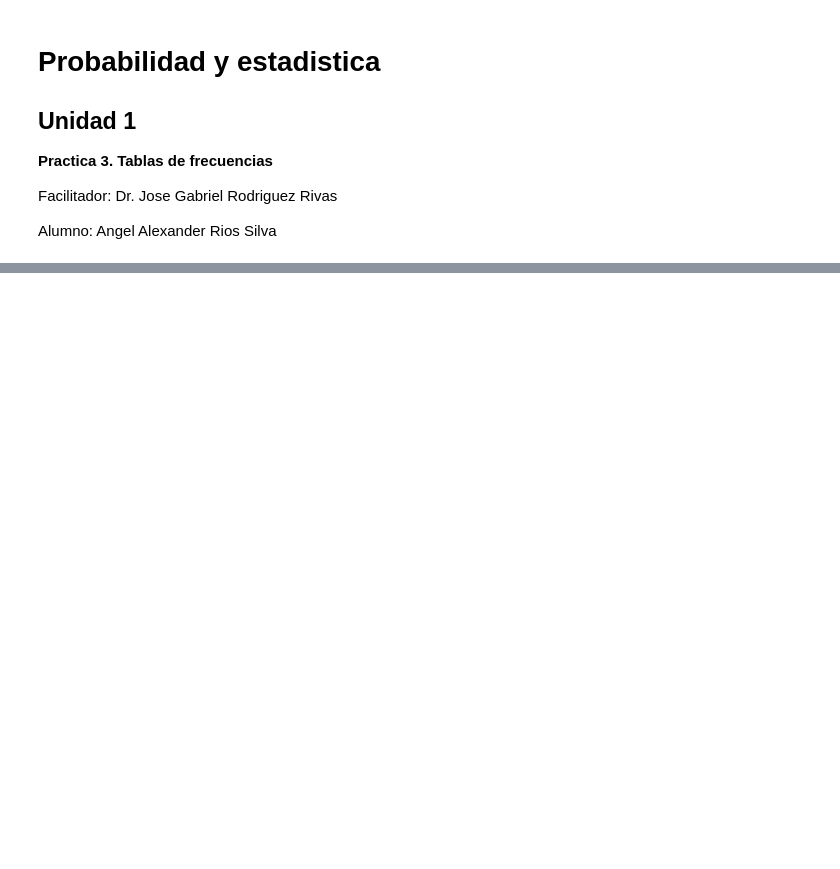
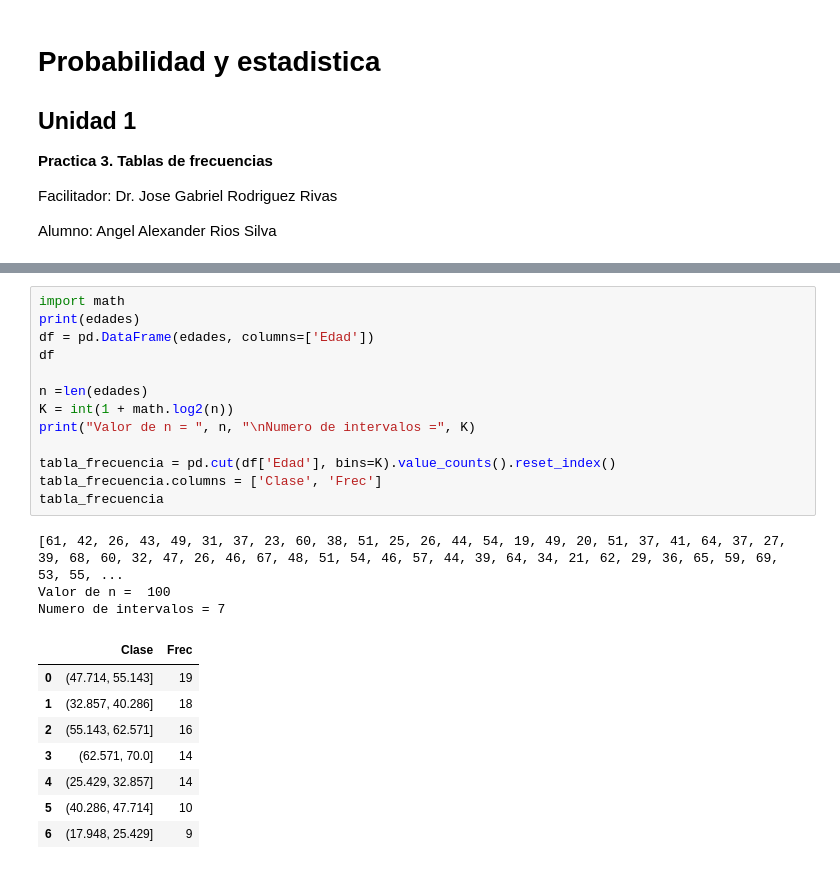
Before and after one commit to angeellnt/Probabilidad-y-Estadistica, a Jupyter notebook: Unidad1/Practica3.ipynb, the cells around one changed output, grey strips where cells are left out. Saved outputs shown, nothing was run; the diff lists cells and outputs as text; blank space fills up the shorter version.

```diff
--- a/Unidad1/Practica3.ipynb
+++ b/Unidad1/Practica3.ipynb
@@ -120,0 +121,25 @@ tabla_frec
+# %%
+import math
+print(edades)
+df = pd.DataFrame(edades, columns=['Edad'])
+df
+
+n =len(edades)
+K = int(1 + math.log2(n))
+print("Valor de n = ", n, "\nNumero de intervalos =", K)
+
+tabla_frecuencia = pd.cut(df['Edad'], bins=K).value_counts().reset_index()
+tabla_frecuencia.columns = ['Clase', 'Frec']
+tabla_frecuencia
+# %% [output]
+[61, 42, 26, 43, 49, 31, 37, 23, 60, 38, 51, 25, 26, 44, 54, 19, 49, 20, 51, 37, 41, 64, 37, 27, 39, 68, 60, 32, 47, 26, 46, 67, 48, 51, 54, 46, 57, 44, 39, 64, 34, 21, 62, 29, 36, 65, 59, 69, 53, 55, ...
+Valor de n =  100
+Numero de intervalos = 7
+|  | Clase | Frec |
+| 0 | (47.714, 55.143] | 19 |
+| 1 | (32.857, 40.286] | 18 |
+| 2 | (55.143, 62.571] | 16 |
+| 3 | (62.571, 70.0] | 14 |
+| 4 | (25.429, 32.857] | 14 |
+| 5 | (40.286, 47.714] | 10 |
+| 6 | (17.948, 25.429] | 9 |
```
Also changed, not shown: parts of 10 cells of this notebook.
